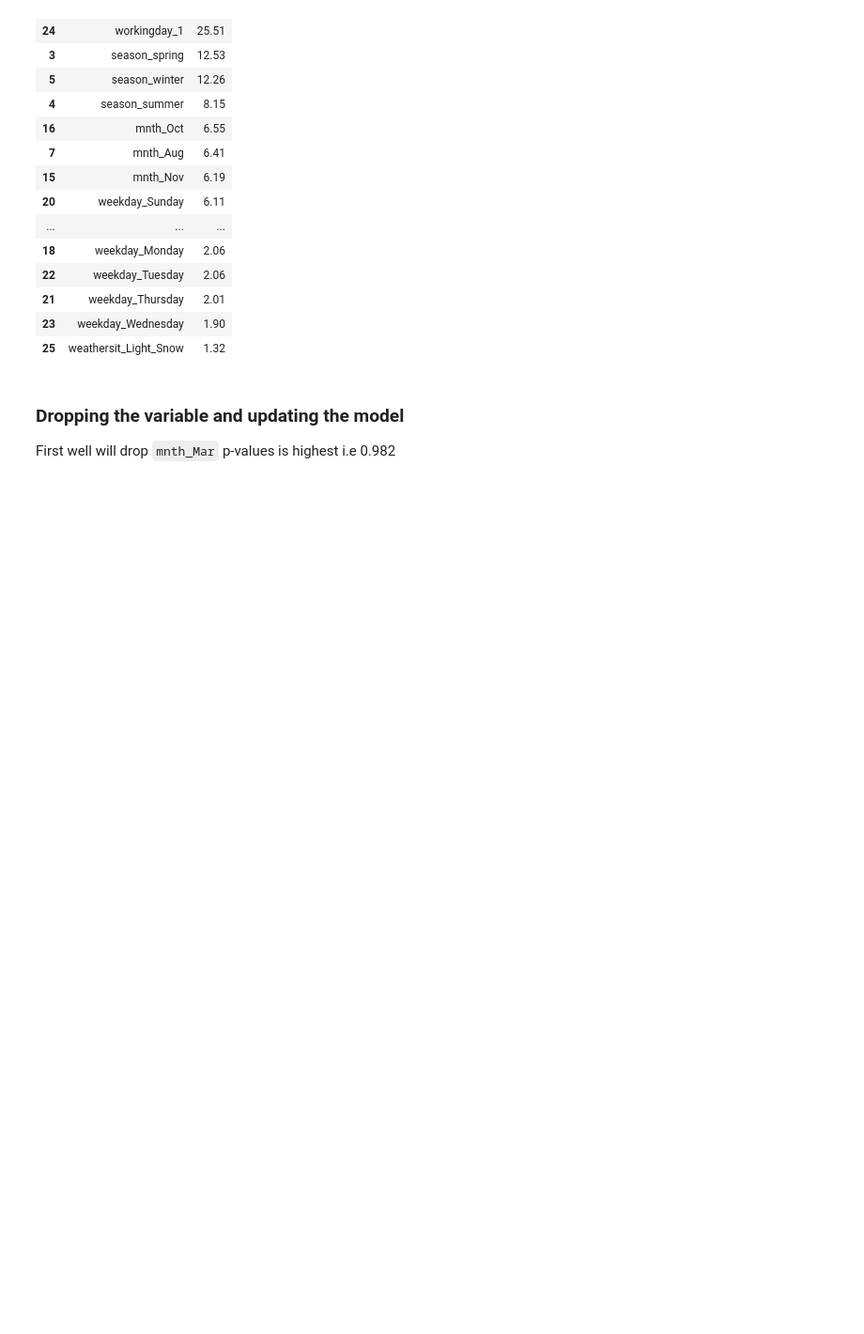
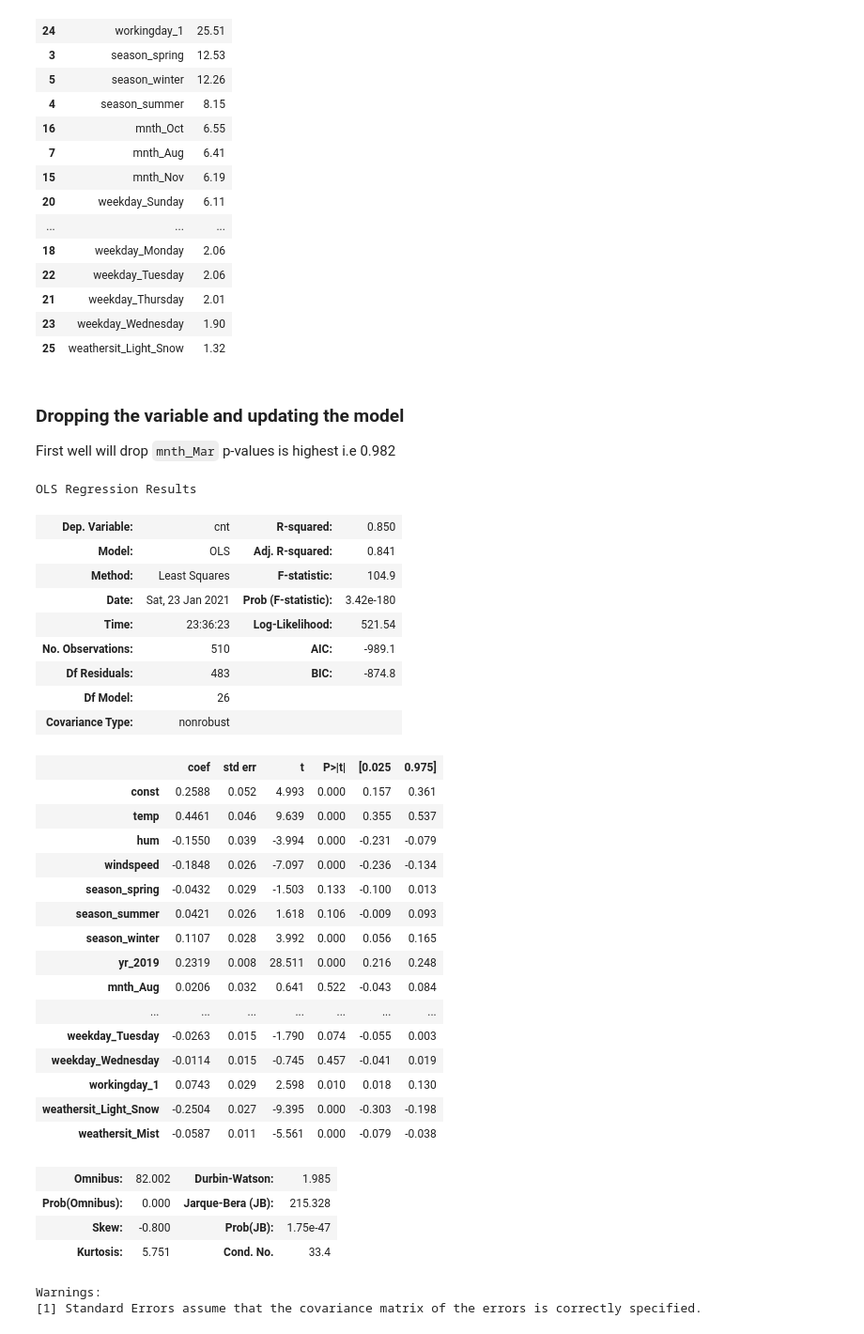
Before and after one commit to shikharverma96/Bike_Sharing, a Jupyter notebook: Bike_Sharing_Demand.ipynb, the cells around one changed output. Shown at 94% size. Cells and saved outputs as stored; diff of their text form; code cells hidden in the pictures; blank space fills up the shorter version.

Commit message:
Model 2

```diff
--- a/Bike_Sharing_Demand.ipynb
+++ b/Bike_Sharing_Demand.ipynb
@@ -415,3 +415,52 @@ vif
 ### Dropping the variable and updating the model
 
 First well will drop `mnth_Mar` p-values is highest i.e 0.982
+# %%
+#model 2
+# Dropping highly correlated variables and insignificant variables
+X = X_train.drop('mnth_Mar',axis=1)
+# %%
+#create another model
+X_train_sm = sm.add_constant(X)
+
+# Create a second fitted model
+lr = sm.OLS(y_train, X_train_sm)
+
+#fit
+lr_model = lr.fit()
+
+#summary
+lr_model.summary()
+# %% [output]
+OLS Regression Results
+| Dep. Variable: | cnt | R-squared: | 0.850 |
+| Model: | OLS | Adj. R-squared: | 0.841 |
+| Method: | Least Squares | F-statistic: | 104.9 |
+| Date: | Sat, 23 Jan 2021 | Prob (F-statistic): | 3.42e-180 |
+| Time: | 23:36:23 | Log-Likelihood: | 521.54 |
+| No. Observations: | 510 | AIC: | -989.1 |
+| Df Residuals: | 483 | BIC: | -874.8 |
+| Df Model: | 26 |  |  |
+| Covariance Type: | nonrobust |  |  |
+|  | coef | std err | t | P>|t| | [0.025 | 0.975] |
+| const | 0.2588 | 0.052 | 4.993 | 0.000 | 0.157 | 0.361 |
+| temp | 0.4461 | 0.046 | 9.639 | 0.000 | 0.355 | 0.537 |
+| hum | -0.1550 | 0.039 | -3.994 | 0.000 | -0.231 | -0.079 |
+| windspeed | -0.1848 | 0.026 | -7.097 | 0.000 | -0.236 | -0.134 |
+| season_spring | -0.0432 | 0.029 | -1.503 | 0.133 | -0.100 | 0.013 |
+| season_summer | 0.0421 | 0.026 | 1.618 | 0.106 | -0.009 | 0.093 |
+| season_winter | 0.1107 | 0.028 | 3.992 | 0.000 | 0.056 | 0.165 |
+| yr_2019 | 0.2319 | 0.008 | 28.511 | 0.000 | 0.216 | 0.248 |
+| mnth_Aug | 0.0206 | 0.032 | 0.641 | 0.522 | -0.043 | 0.084 |
+| ... | ... | ... | ... | ... | ... | ... |
+| weekday_Tuesday | -0.0263 | 0.015 | -1.790 | 0.074 | -0.055 | 0.003 |
+| weekday_Wednesday | -0.0114 | 0.015 | -0.745 | 0.457 | -0.041 | 0.019 |
+| workingday_1 | 0.0743 | 0.029 | 2.598 | 0.010 | 0.018 | 0.130 |
+| weathersit_Light_Snow | -0.2504 | 0.027 | -9.395 | 0.000 | -0.303 | -0.198 |
+| weathersit_Mist | -0.0587 | 0.011 | -5.561 | 0.000 | -0.079 | -0.038 |
+| Omnibus: | 82.002 | Durbin-Watson: | 1.985 |
+| Prob(Omnibus): | 0.000 | Jarque-Bera (JB): | 215.328 |
+| Skew: | -0.800 | Prob(JB): | 1.75e-47 |
+| Kurtosis: | 5.751 | Cond. No. | 33.4 |
+Warnings:
+[1] Standard Errors assume that the covariance matrix of the errors is correctly specified.
```
Also changed, not shown: parts of 2 cells of this notebook.
